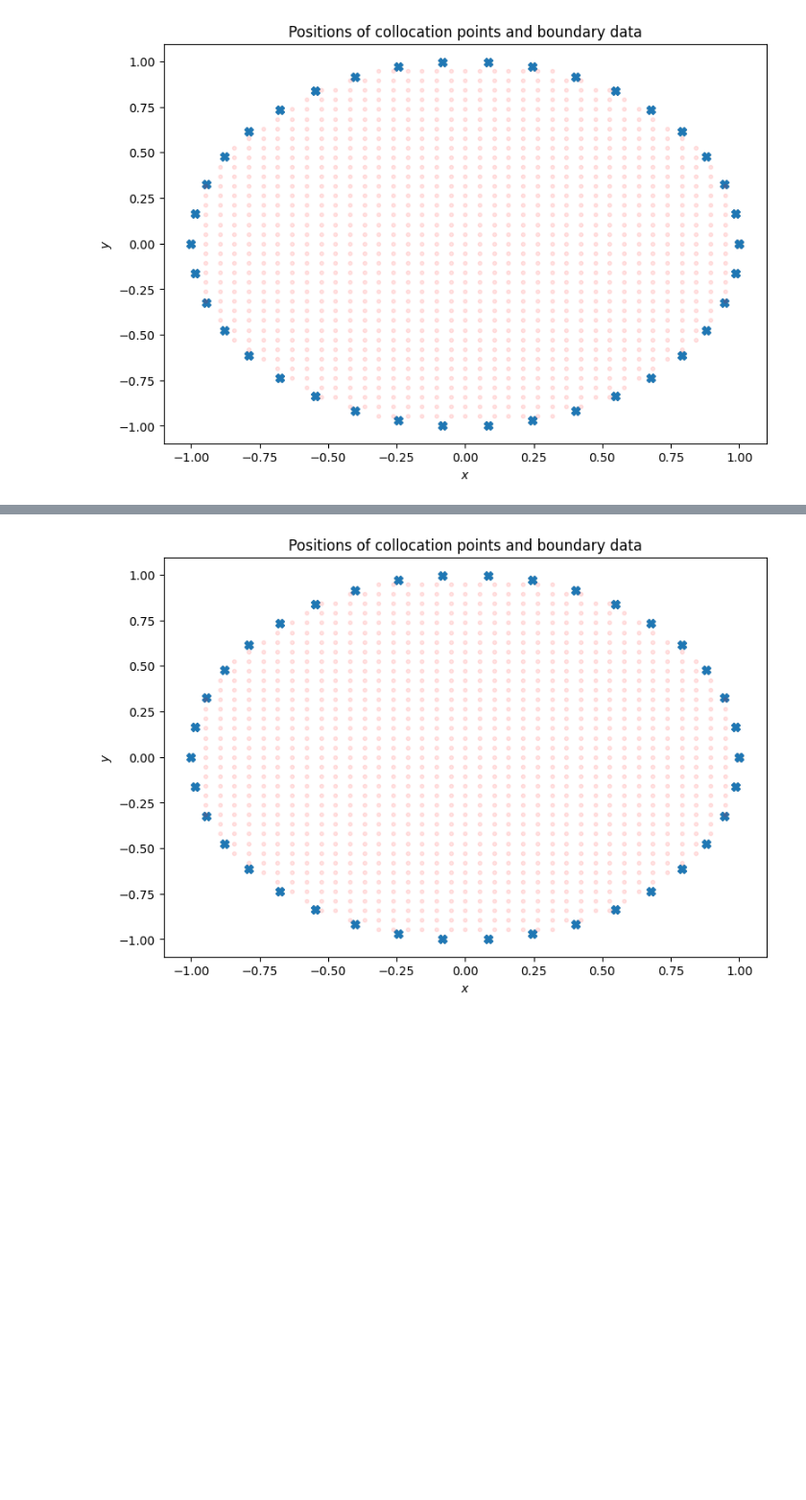
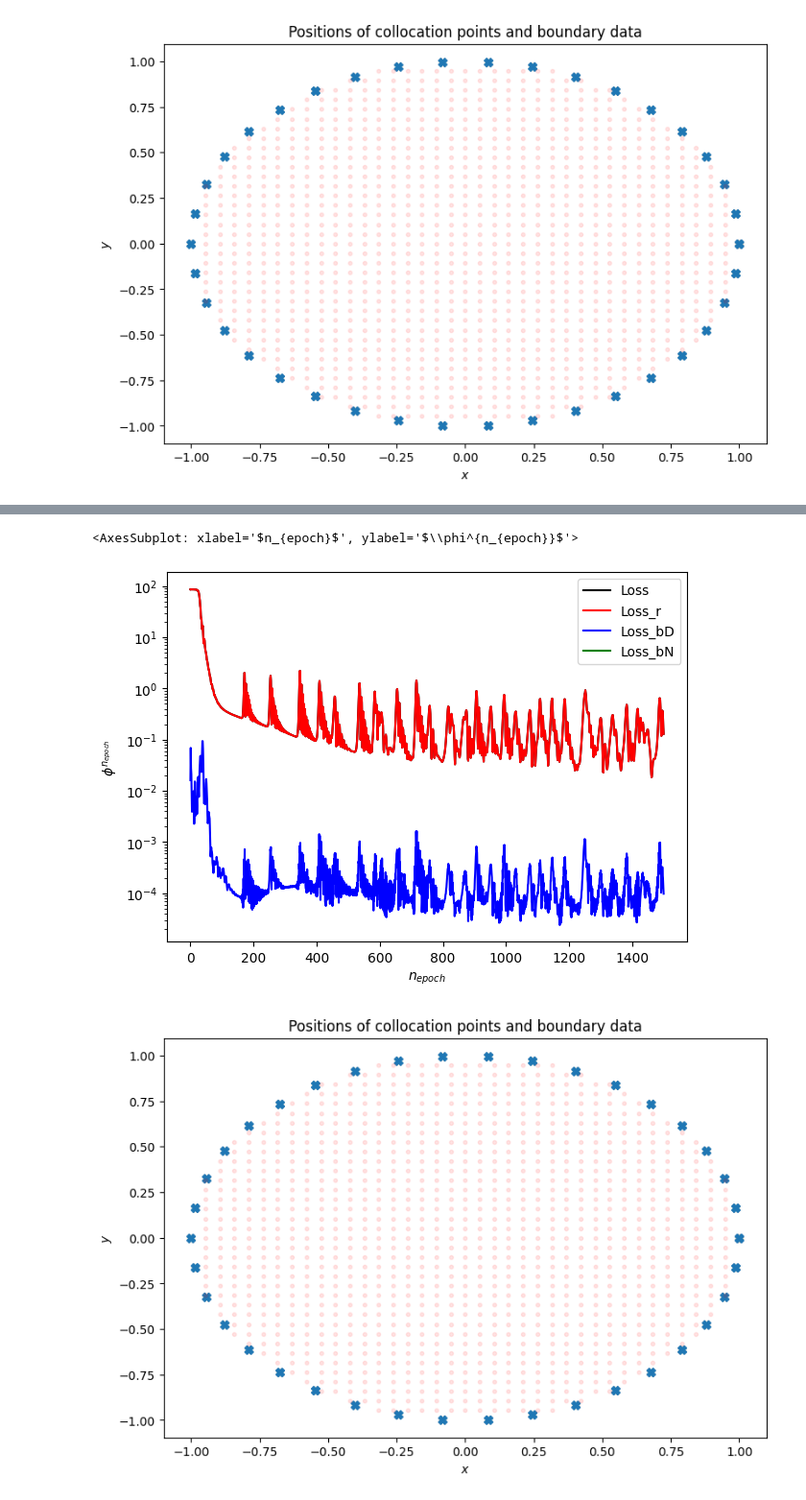
Before and after one commit to MartinAchondo/XPPBE, a Jupyter notebook: Main3d.ipynb, the cells around one changed output, grey strips where cells are left out. Shown at 96% size. Saved outputs shown, nothing was run; the diff lists cells and outputs as text; code cells hidden in the pictures; blank space fills up the shorter version.

```diff
--- a/Main3d.ipynb
+++ b/Main3d.ipynb
@@ -110,3 +114,8 @@ Post.plot_aprox_analytic()
+# %%
+Post.plot_loss_history()
+# %% [output]
+<AxesSubplot: xlabel='$n_{epoch}$', ylabel='$\\phi^{n_{epoch}}$'>
+[figure, added]
 # %%
 domain1 = ([-1,1],[-1,1],[-1,1])
 PDE1 = PDE_Model()
```
Also changed, not shown: parts of 8 cells of this notebook, 3 other files.
